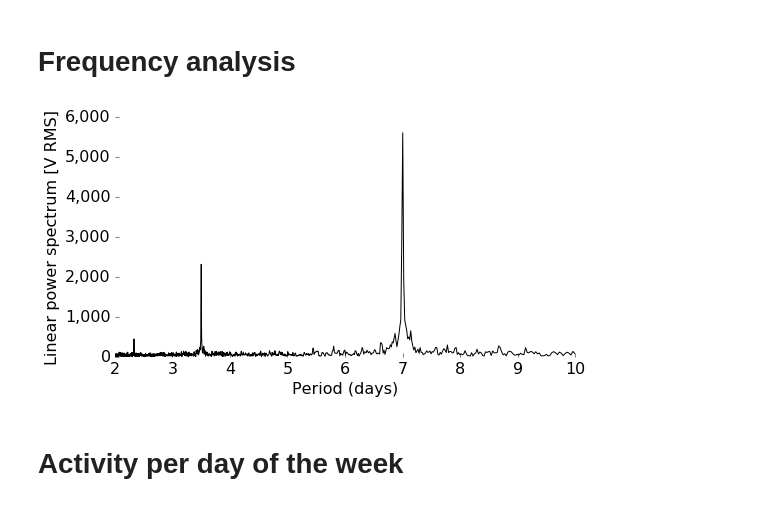
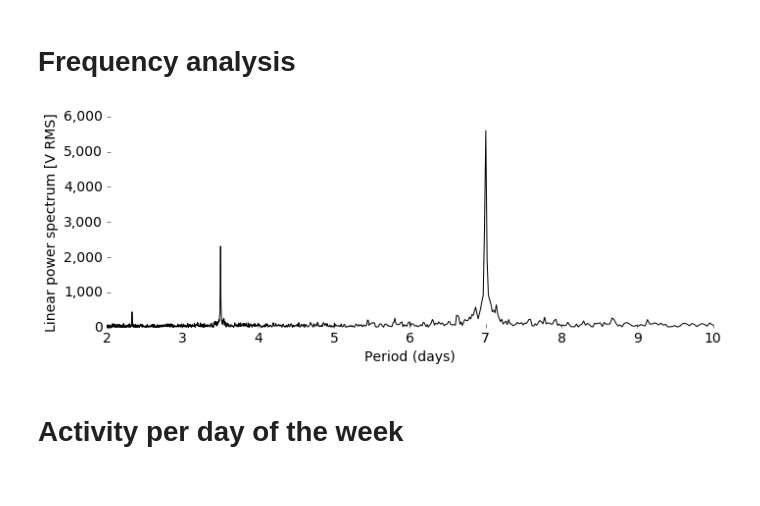
Before and after one commit to JeroenDelcour/redditStats, a Jupyter notebook: subreddits activity/subreddit video.ipynb, the cells around one changed output. Cells and saved outputs as stored; diff of their text form; code cells hidden in the pictures.

```diff
--- a/subreddits activity/subreddit video.ipynb
+++ b/subreddits activity/subreddit video.ipynb
@@ -25,7 +25,7 @@ def hide_spines():
             ax.xaxis.set_ticks_position('bottom')
             ax.yaxis.set_ticks_position('left')
 
-matplotlib.rcParams.update({'font.size': 16})
+matplotlib.rcParams.update({'font.size': 14})
 # %%
 sqlitefile = '/media/jeroen/886E244A6E24337C/Users/jeroe/Documents/reddit statistics/reddit.sqlite'
 # %% [markdown]
@@ -518,23 +519,24 @@ plt.show()
 from scipy.signal import periodogram
 # %%
 f, Pxx_spec = periodogram(data_sum, scaling='spectrum', detrend='linear')
-plt.figure(figsize=(16/2,9/2))
+plt.figure(figsize=(10,4))
 ax = plt.subplot(111)
 ax.plot(1/f, np.sqrt(Pxx_spec), color='black')
 ax.set_xlabel('Period (days)')
 ax.set_ylabel('Linear power spectrum [V RMS]')
 plt.ylim([0,6000])
 plt.xlim([2,10])
 
 ax.get_yaxis().set_major_formatter(
     matplotlib.ticker.FuncFormatter(lambda x, p: format(int(x), ',')))
 
 hide_spines()
 plt.tight_layout()
+plt.savefig('frequency spectrum.svg')
 plt.savefig('frequency spectrum.png')
 plt.show()
 # %% [output]
-[figure, old version]
+[figure, new version]
 # %% [markdown]
 # Activity per day of the week
 # %%
```
Also changed, not shown: parts of 5 cells of this notebook.
